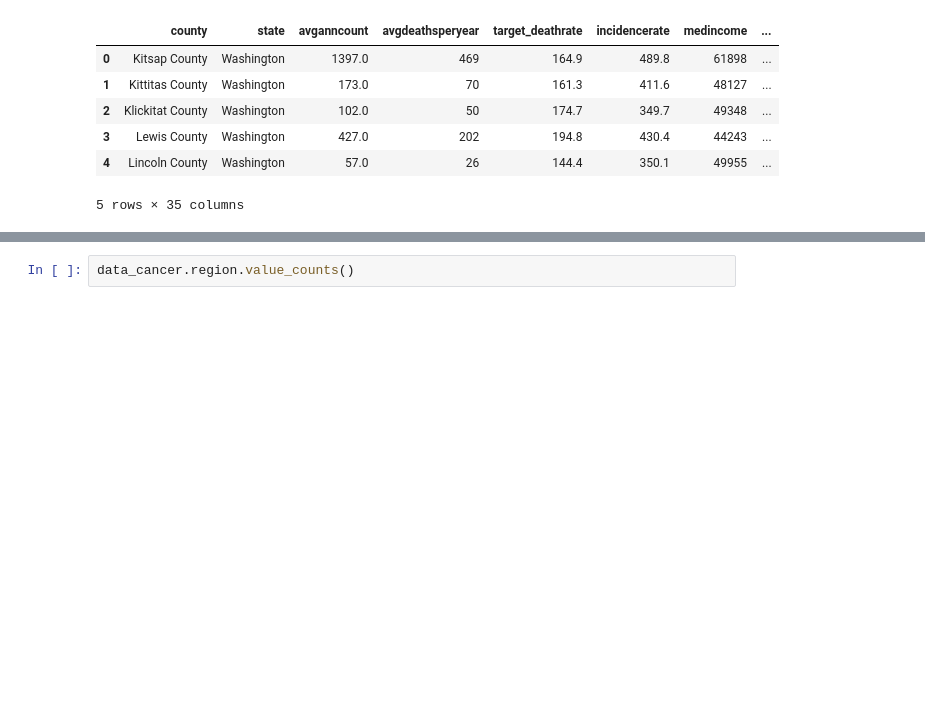
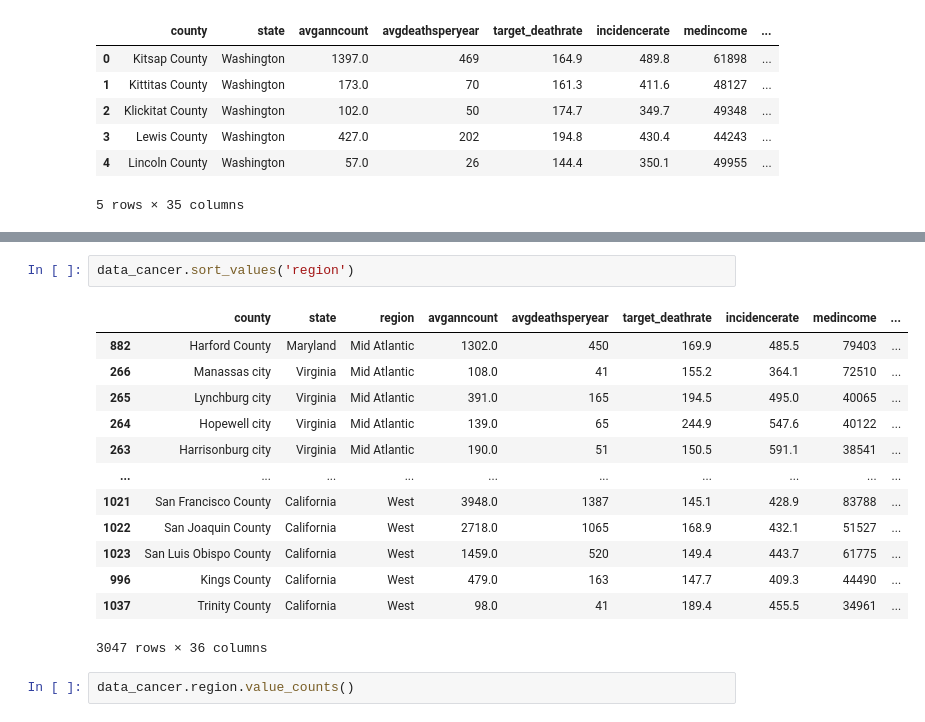
Before and after one commit to caseyhild/Data-Science-For-Cancer-Analysis, a Jupyter notebook: DataCheckpointGroup_Sp23_Casey_s_Group.ipynb, the cells around one changed output, grey strips where cells are left out. Drawn from its saved outputs; the diff is of its cells as text; blank space fills up the shorter version.

```diff
--- a/DataCheckpointGroup_Sp23_Casey_s_Group.ipynb
+++ b/DataCheckpointGroup_Sp23_Casey_s_Group.ipynb
@@ -136,4 +144,20 @@ data_cancer.sort_values('state')
 3047 rows × 36 columns
+# %%
+data_cancer.sort_values('region')
+# %% [output]
+|  | county | state | region | avganncount | avgdeathsperyear | target_deathrate | incidencerate | medincome | ... |
+| 882 | Harford County | Maryland | Mid Atlantic | 1302.0 | 450 | 169.9 | 485.5 | 79403 | ... |
+| 266 | Manassas city | Virginia | Mid Atlantic | 108.0 | 41 | 155.2 | 364.1 | 72510 | ... |
+| 265 | Lynchburg city | Virginia | Mid Atlantic | 391.0 | 165 | 194.5 | 495.0 | 40065 | ... |
+| 264 | Hopewell city | Virginia | Mid Atlantic | 139.0 | 65 | 244.9 | 547.6 | 40122 | ... |
+| 263 | Harrisonburg city | Virginia | Mid Atlantic | 190.0 | 51 | 150.5 | 591.1 | 38541 | ... |
+| ... | ... | ... | ... | ... | ... | ... | ... | ... | ... |
+| 1021 | San Francisco County | California | West | 3948.0 | 1387 | 145.1 | 428.9 | 83788 | ... |
+| 1022 | San Joaquin County | California | West | 2718.0 | 1065 | 168.9 | 432.1 | 51527 | ... |
+| 1023 | San Luis Obispo County | California | West | 1459.0 | 520 | 149.4 | 443.7 | 61775 | ... |
+| 996 | Kings County | California | West | 479.0 | 163 | 147.7 | 409.3 | 44490 | ... |
+| 1037 | Trinity County | California | West | 98.0 | 41 | 189.4 | 455.5 | 34961 | ... |
+3047 rows × 36 columns
 # %%
 data_cancer.region.value_counts()
 # %% [output]
```
Also changed, not shown: parts of 1 cell of this notebook.
